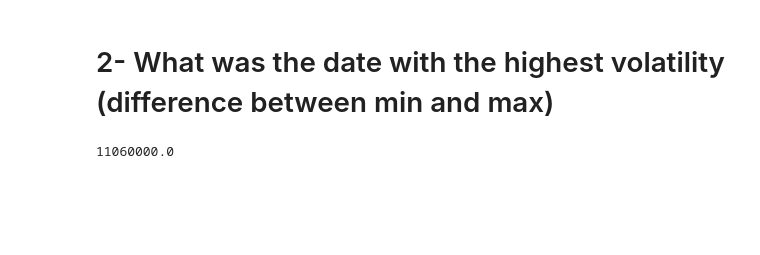
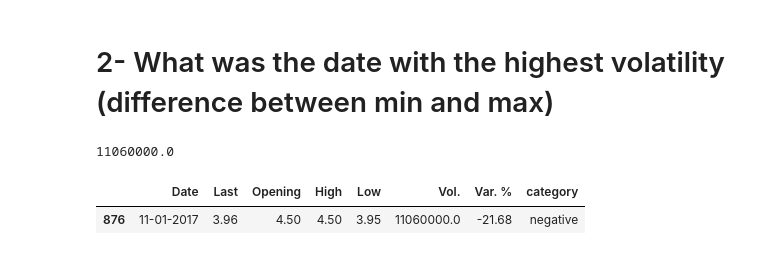
Before and after one commit to arfan64shah/Extract_Transform_Load_Visualization, a Jupyter notebook: Arfan_Practical6/Arfan_Practical6.ipynb, the cells around one changed output. Cells and saved outputs as stored; diff of their text form; code cells hidden in the pictures; blank space fills up the shorter version.

```diff
--- a/Arfan_Practical6/Arfan_Practical6.ipynb
+++ b/Arfan_Practical6/Arfan_Practical6.ipynb
@@ -140,3 +144,9 @@ new_dataset
 new_dataset['Vol.'].max()
 # %% [output]
 11060000.0
+# %%
+maxx = new_dataset[new_dataset['Vol.'] == new_dataset['Vol.'].max()]
+maxx
+# %% [output]
+|  | Date | Last | Opening | High | Low | Vol. | Var. % | category |
+| 876 | 11-01-2017 | 3.96 | 4.50 | 4.50 | 3.95 | 11060000.0 | -21.68 | negative |
```
Also changed, not shown: parts of 4 cells of this notebook.
